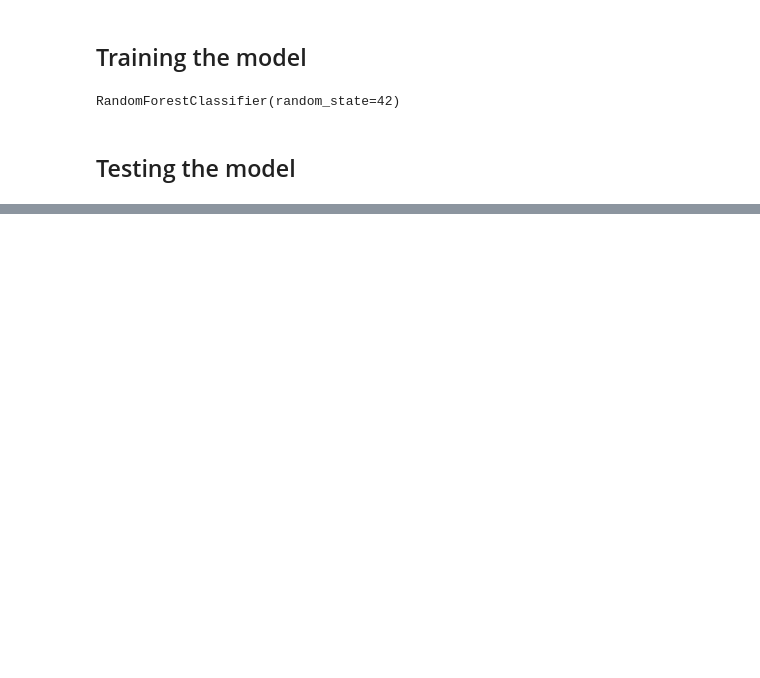
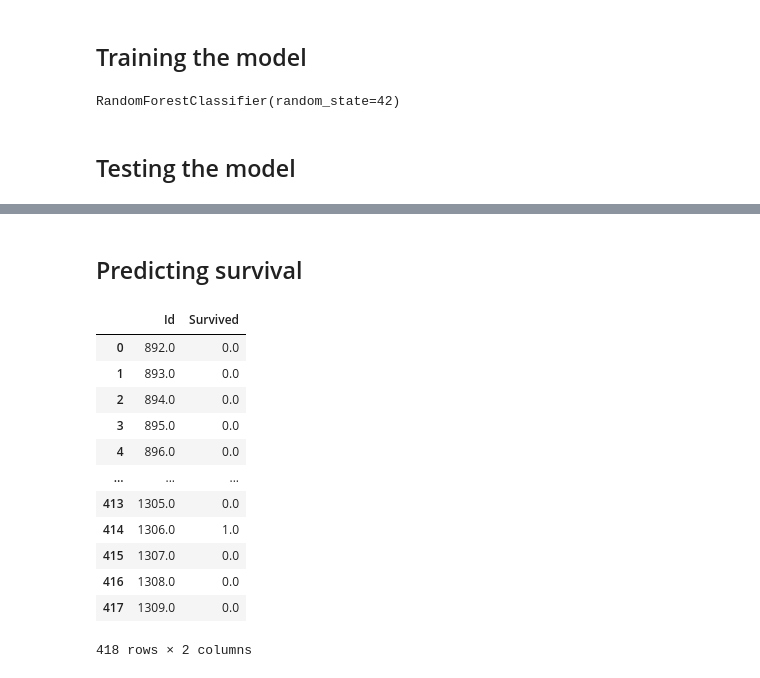
Before and after one commit to asma-hachaichi/Titanic-Dataset-Analyst, a Jupyter notebook: Titanic-Dataset-Analysis.ipynb, the cells around one changed output, grey strips where cells are left out. Drawn from its saved outputs; the diff is of its cells as text; code cells hidden in the pictures; blank space fills up the shorter version.

```diff
--- a/Titanic-Dataset-Analysis.ipynb
+++ b/Titanic-Dataset-Analysis.ipynb
@@ -213,0 +270,22 @@ Accuracy: 0.85
+# %% [markdown]
+## Predicting survival
+# %%
+pred = pd.DataFrame()
+pred['Id']=df_test['PassengerId']
+pred['Survived'] = model.predict(df_test)
+
+pred
+# %% [output]
+|  | Id | Survived |
+| 0 | 892.0 | 0.0 |
+| 1 | 893.0 | 0.0 |
+| 2 | 894.0 | 0.0 |
+| 3 | 895.0 | 0.0 |
+| 4 | 896.0 | 0.0 |
+| ... | ... | ... |
+| 413 | 1305.0 | 0.0 |
+| 414 | 1306.0 | 1.0 |
+| 415 | 1307.0 | 0.0 |
+| 416 | 1308.0 | 0.0 |
+| 417 | 1309.0 | 0.0 |
+418 rows × 2 columns
```
Also changed, not shown: parts of 16 cells of this notebook, 3 other files.
